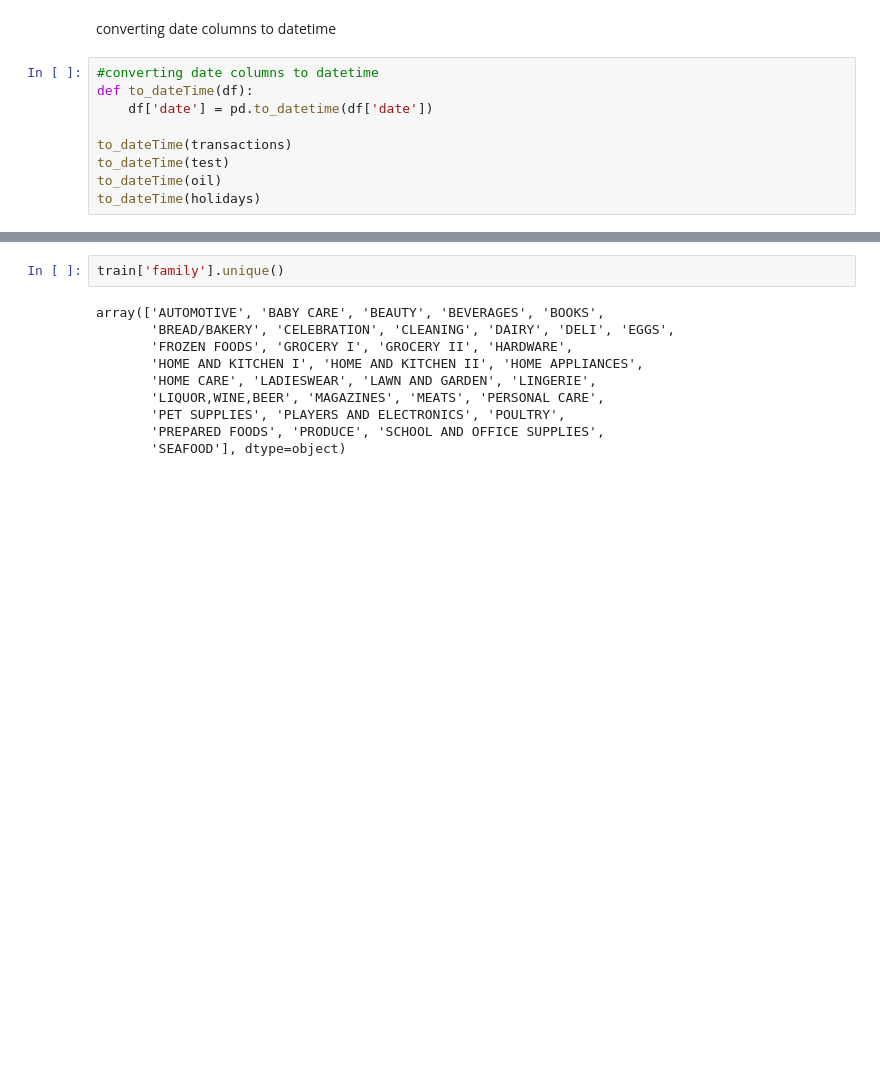
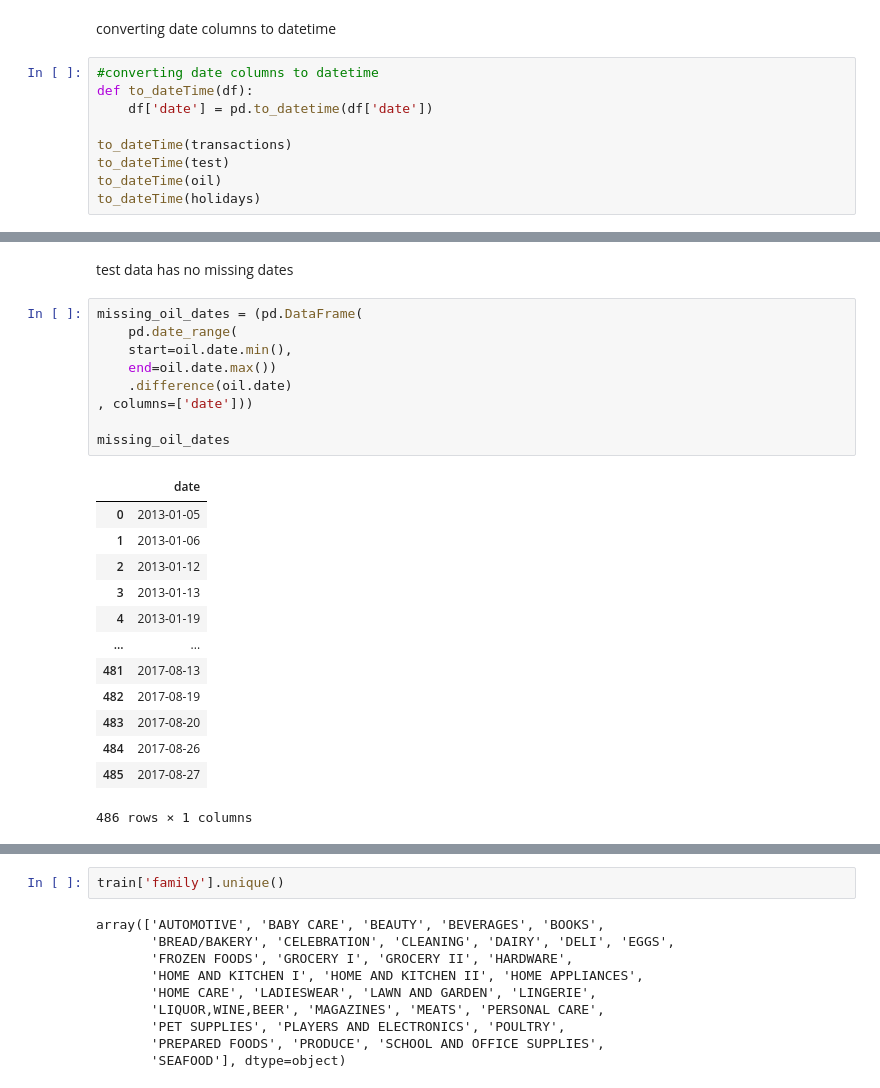
Before and after one commit to ikoghoemmanuell/Time-Series-Forecasting-of-Store-Sales, a Jupyter notebook: teamNice-LP2 - Copy.ipynb, the cells around one changed output, grey strips where cells are left out. Cells and saved outputs as stored; diff of their text form; blank space fills up the shorter version.

```diff
--- a/teamNice-LP2 - Copy.ipynb
+++ b/teamNice-LP2 - Copy.ipynb
@@ -150,0 +224,25 @@ to_dateTime(holidays)
+# %% [markdown]
+test data has no missing dates
+# %%
+missing_oil_dates = (pd.DataFrame(
+    pd.date_range(
+    start=oil.date.min(),
+    end=oil.date.max())
+    .difference(oil.date)
+, columns=['date']))
+
+missing_oil_dates
+# %% [output]
+|  | date |
+| 0 | 2013-01-05 |
+| 1 | 2013-01-06 |
+| 2 | 2013-01-12 |
+| 3 | 2013-01-13 |
+| 4 | 2013-01-19 |
+| ... | ... |
+| 481 | 2017-08-13 |
+| 482 | 2017-08-19 |
+| 483 | 2017-08-20 |
+| 484 | 2017-08-26 |
+| 485 | 2017-08-27 |
+486 rows × 1 columns
```
Also changed, not shown: parts of 37 cells of this notebook.
